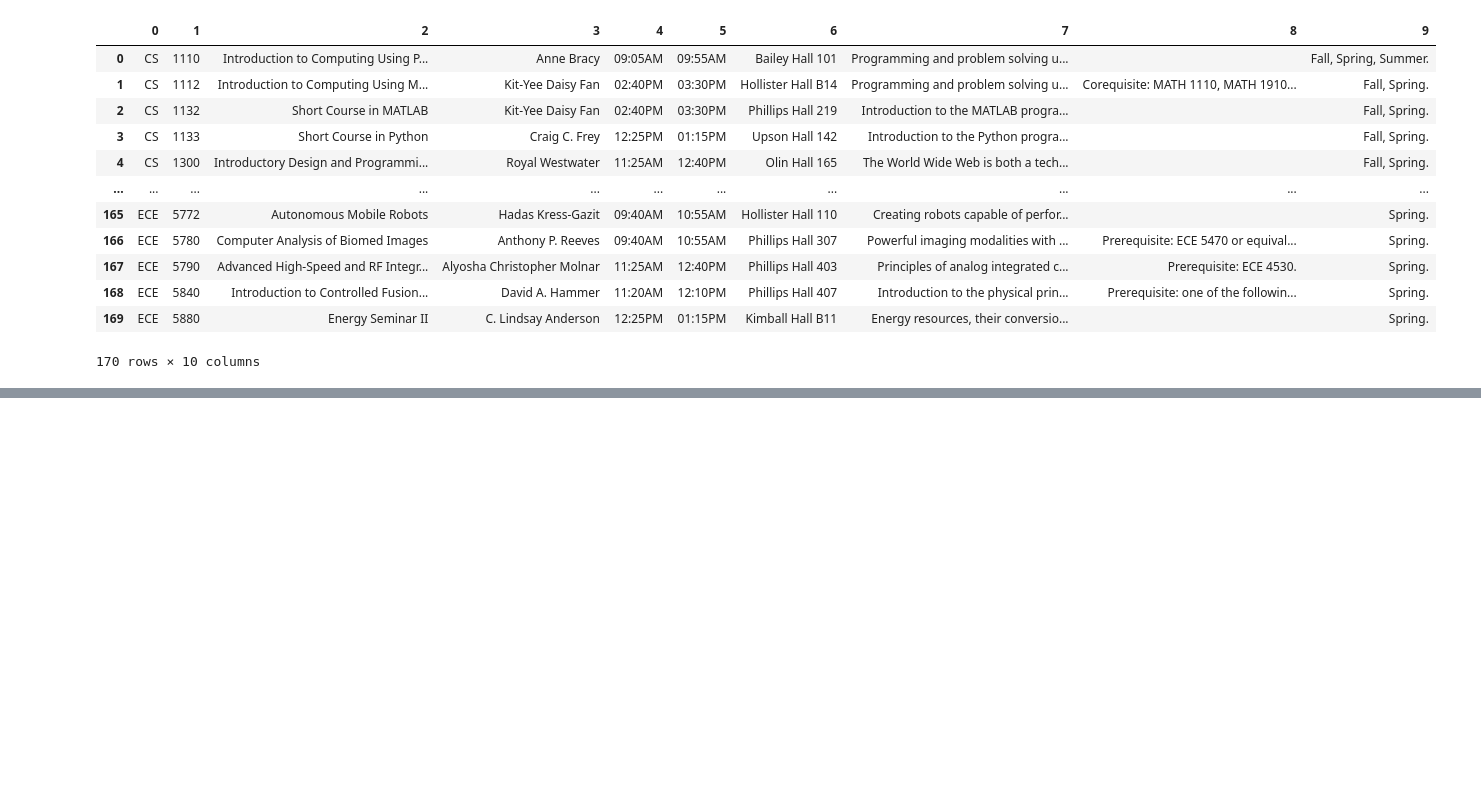
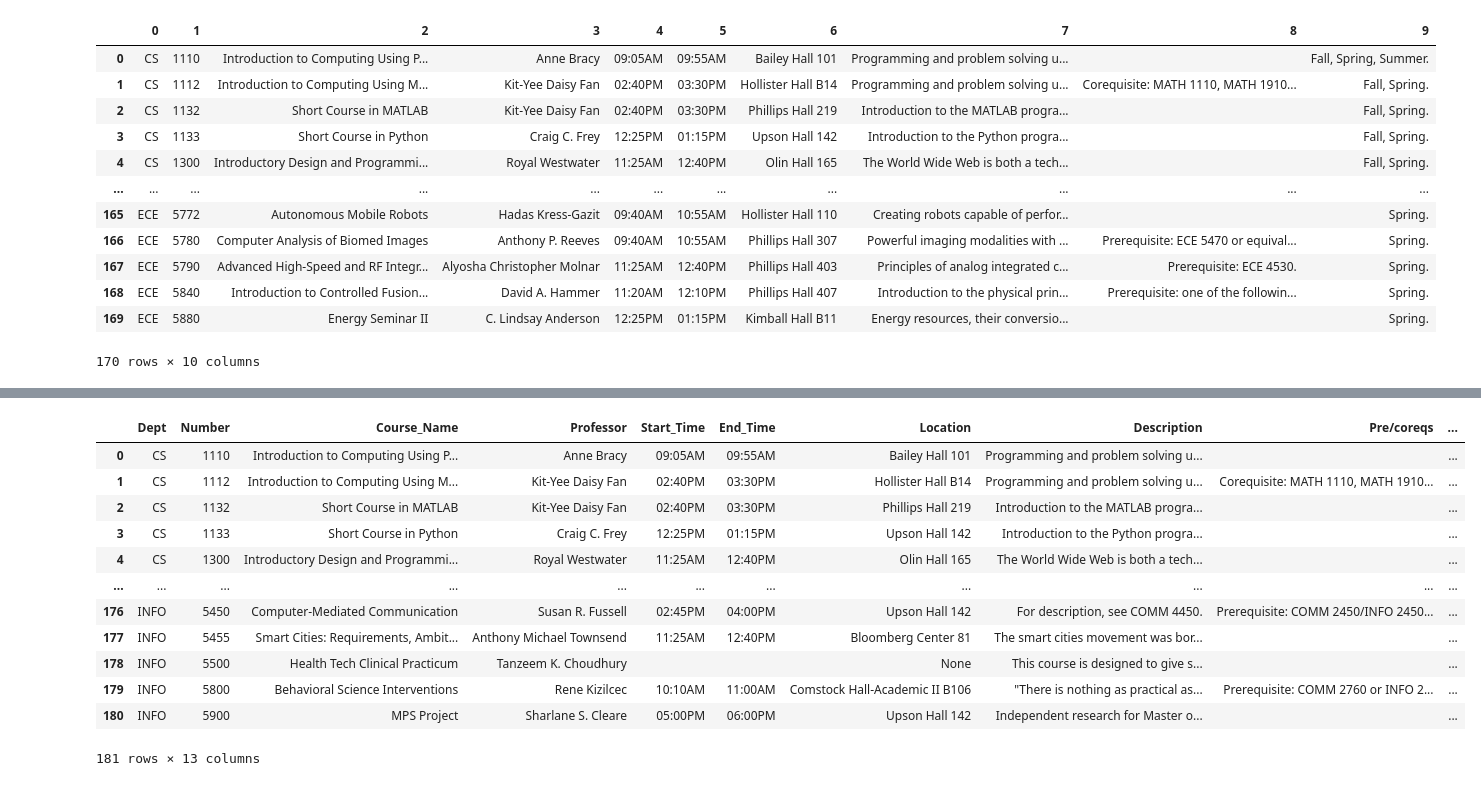
Before and after one commit to CornellDataScience/Class-Visualizer, a Jupyter notebook: Class-Visualizer.ipynb, the cells around one changed output, grey strips where cells are left out. Cells and saved outputs as stored; diff of their text form; code cells hidden in the pictures; blank space fills up the shorter version.

Commit message:
Merged dataset with median grade data

```diff
--- a/Class-Visualizer.ipynb
+++ b/Class-Visualizer.ipynb
@@ -105,0 +90,5 @@ df1
+# %%
+median_grades = pd.read_csv("Cornell_Median_Grades.csv")
+# %%
+median_grades = median_grades[['Dept + Number', 'Median Grade']]
+median_grades
@@ -105,0 +109,20 @@ df1
+# %%
+df1["Dept + Number"] = df1["Dept"] + ' ' + df1["Number"]
+# %%
+df2 = df1.merge(median_grades, on='Dept + Number', how="outer")
+# %%
+df2.dropna(subset=['Dept'])
+# %% [output]
+|  | Dept | Number | Course_Name | Professor | Start_Time | End_Time | Location | Description | Pre/coreqs | ... |
+| 0 | CS | 1110 | Introduction to Computing Using P... | Anne Bracy | 09:05AM | 09:55AM | Bailey Hall 101 | Programming and problem solving u... |  | ... |
+| 1 | CS | 1112 | Introduction to Computing Using M... | Kit-Yee Daisy Fan | 02:40PM | 03:30PM | Hollister Hall B14 | Programming and problem solving u... | Corequisite: MATH 1110, MATH 1910... | ... |
+| 2 | CS | 1132 | Short Course in MATLAB | Kit-Yee Daisy Fan | 02:40PM | 03:30PM | Phillips Hall 219 | Introduction to the MATLAB progra... |  | ... |
+| 3 | CS | 1133 | Short Course in Python | Craig C. Frey | 12:25PM | 01:15PM | Upson Hall 142 | Introduction to the Python progra... |  | ... |
+| 4 | CS | 1300 | Introductory Design and Programmi... | Royal Westwater | 11:25AM | 12:40PM | Olin Hall 165 | The World Wide Web is both a tech... |  | ... |
+| ... | ... | ... | ... | ... | ... | ... | ... | ... | ... | ... |
+| 176 | INFO | 5450 | Computer-Mediated Communication | Susan R. Fussell | 02:45PM | 04:00PM | Upson Hall 142 | For description, see COMM 4450. | Prerequisite: COMM 2450/INFO 2450... | ... |
+| 177 | INFO | 5455 | Smart Cities: Requirements, Ambit... | Anthony Michael Townsend | 11:25AM | 12:40PM | Bloomberg Center 81 | The smart cities movement was bor... |  | ... |
+| 178 | INFO | 5500 | Health Tech Clinical Practicum | Tanzeem K. Choudhury |  |  | None | This course is designed to give s... |  | ... |
+| 179 | INFO | 5800 | Behavioral Science Interventions | Rene Kizilcec | 10:10AM | 11:00AM | Comstock Hall-Academic II B106 | "There is nothing as practical as... | Prerequisite: COMM 2760 or INFO 2... | ... |
+| 180 | INFO | 5900 | MPS Project | Sharlane S. Cleare | 05:00PM | 06:00PM | Upson Hall 142 | Independent research for Master o... |  | ... |
+181 rows × 13 columns
```
Also changed, not shown: parts of 6 cells of this notebook, 2 other files.
